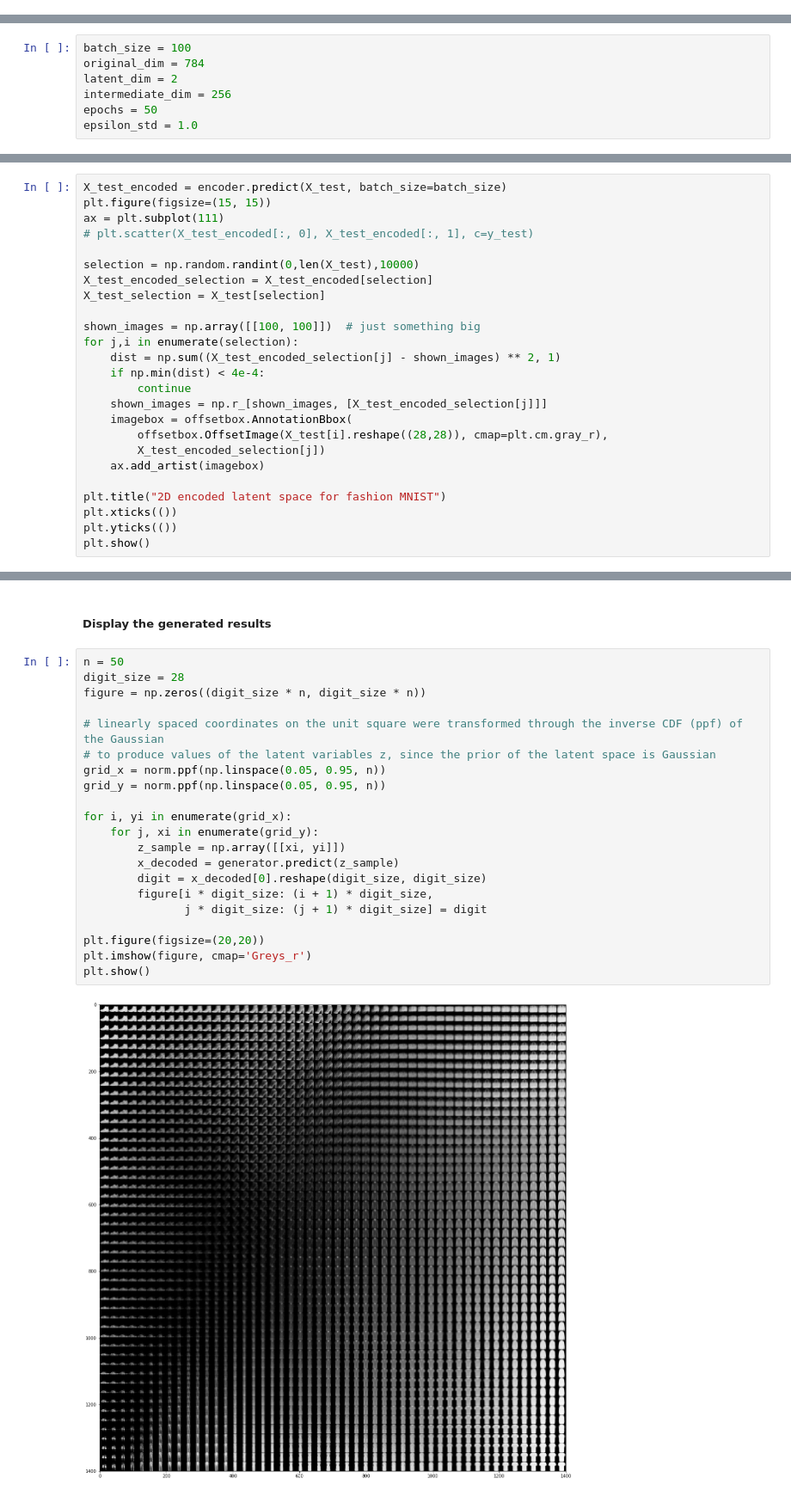
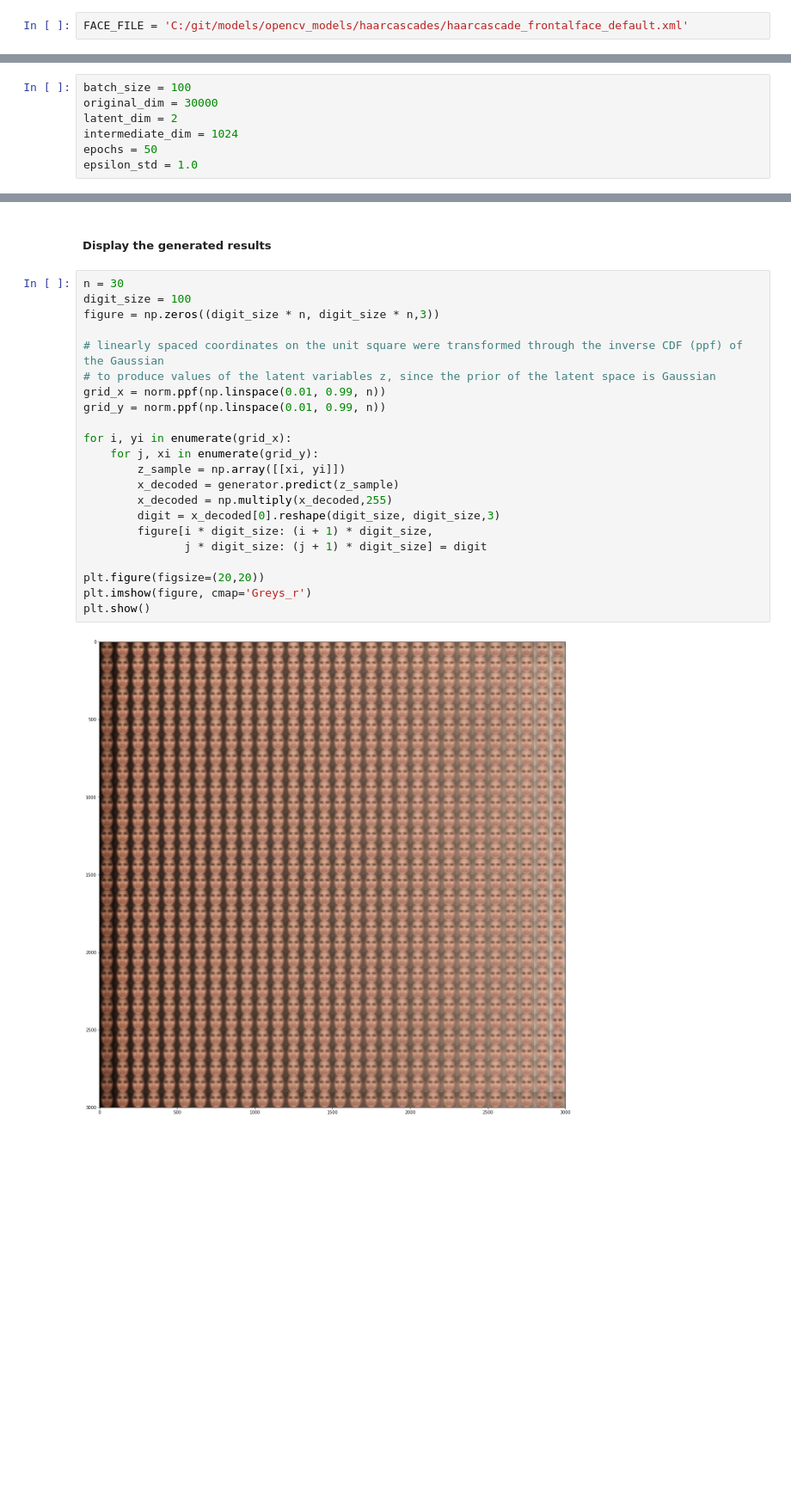
Before and after one commit to TheoLvs/machine-learning, a Jupyter notebook: 3. Generative Models/3. Generating faces with VAE.ipynb, the cells around one changed output, grey strips where cells are left out. Shown at 86% size. Cells and saved outputs as stored; diff of their text form; blank space fills up the shorter version.

Commit message:
update notebook generating faces

```diff
--- a/3. Generative Models/3. Generating faces with VAE.ipynb
+++ b/3. Generative Models/3. Generating faces with VAE.ipynb
@@ -44,0 +60,2 @@ from keras.datasets import fashion_mnist
+# %%
+FACE_FILE = 'C:/git/models/opencv_models/haarcascades/haarcascade_frontalface_default.xml'
@@ -86,9 +191,9 @@ from scipy.stats import norm
 ##### Parameters
 # %%
 batch_size = 100
-original_dim = 784
+original_dim = 30000
 latent_dim = 2
-intermediate_dim = 256
+intermediate_dim = 1024
 epochs = 50
 epsilon_std = 1.0
 # %% [markdown]
@@ -204,25 +280,0 @@ array([[-1.21677327, -1.01032865],
-# %%
-X_test_encoded = encoder.predict(X_test, batch_size=batch_size)
-plt.figure(figsize=(15, 15))
-ax = plt.subplot(111)
-# plt.scatter(X_test_encoded[:, 0], X_test_encoded[:, 1], c=y_test)
-
-selection = np.random.randint(0,len(X_test),10000)
-X_test_encoded_selection = X_test_encoded[selection]
-X_test_selection = X_test[selection]
-
-shown_images = np.array([[100, 100]])  # just something big
-for j,i in enumerate(selection):
-    dist = np.sum((X_test_encoded_selection[j] - shown_images) ** 2, 1)
-    if np.min(dist) < 4e-4:
-        continue
-    shown_images = np.r_[shown_images, [X_test_encoded_selection[j]]]
-    imagebox = offsetbox.AnnotationBbox(
-        offsetbox.OffsetImage(X_test[i].reshape((28,28)), cmap=plt.cm.gray_r),
-        X_test_encoded_selection[j])
-    ax.add_artist(imagebox)
-
-plt.title("2D encoded latent space for fashion MNIST")
-plt.xticks(())
-plt.yticks(())
-plt.show()
@@ -240,25 +290,26 @@ generator = Model(decoder_input, _x_decoded_mean)
 # %% [markdown]
 ##### Display the generated results
 # %%
-n = 50
-digit_size = 28
-figure = np.zeros((digit_size * n, digit_size * n))
+n = 30
+digit_size = 100
+figure = np.zeros((digit_size * n, digit_size * n,3))
 
 # linearly spaced coordinates on the unit square were transformed through the inverse CDF (ppf) of the Gaussian
 # to produce values of the latent variables z, since the prior of the latent space is Gaussian
-grid_x = norm.ppf(np.linspace(0.05, 0.95, n))
-grid_y = norm.ppf(np.linspace(0.05, 0.95, n))
+grid_x = norm.ppf(np.linspace(0.01, 0.99, n))
+grid_y = norm.ppf(np.linspace(0.01, 0.99, n))
 
 for i, yi in enumerate(grid_x):
     for j, xi in enumerate(grid_y):
         z_sample = np.array([[xi, yi]])
         x_decoded = generator.predict(z_sample)
-        digit = x_decoded[0].reshape(digit_size, digit_size)
+        x_decoded = np.multiply(x_decoded,255)
+        digit = x_decoded[0].reshape(digit_size, digit_size,3)
         figure[i * digit_size: (i + 1) * digit_size,
                j * digit_size: (j + 1) * digit_size] = digit
 
 plt.figure(figsize=(20,20))
 plt.imshow(figure, cmap='Greys_r')
 plt.show()
 # %% [output]
-[figure, old version]
+[figure, new version]
```
Also changed, not shown: parts of 33 cells of this notebook.
